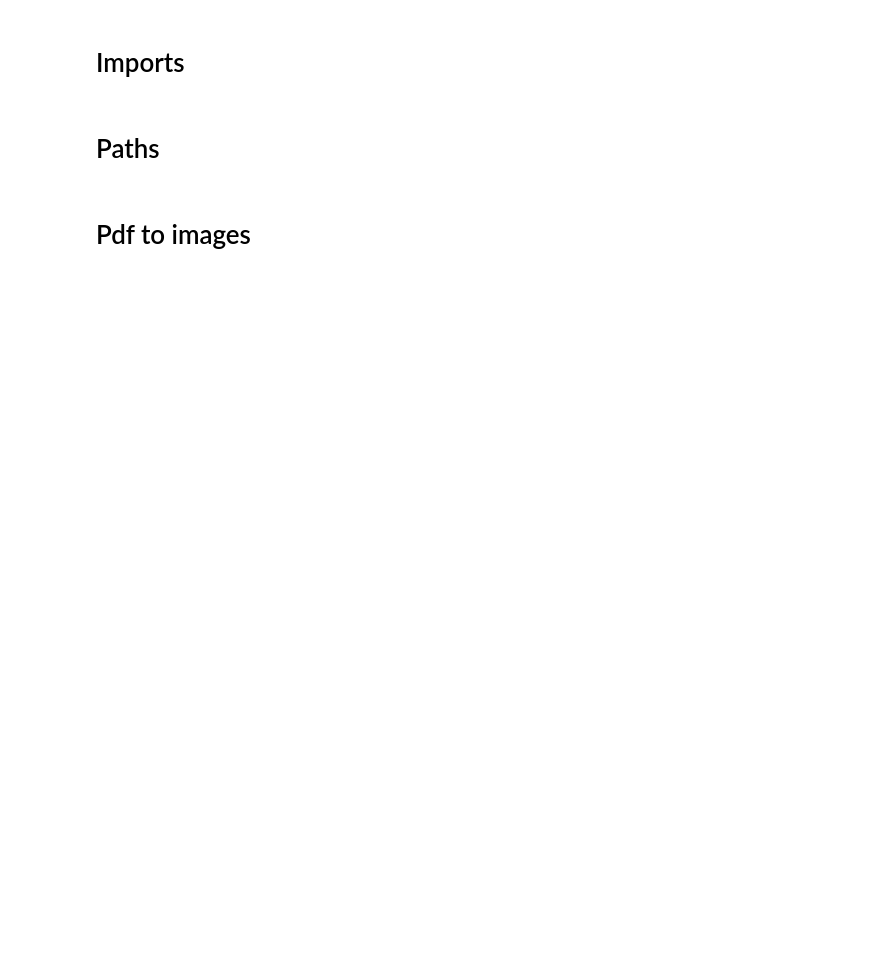
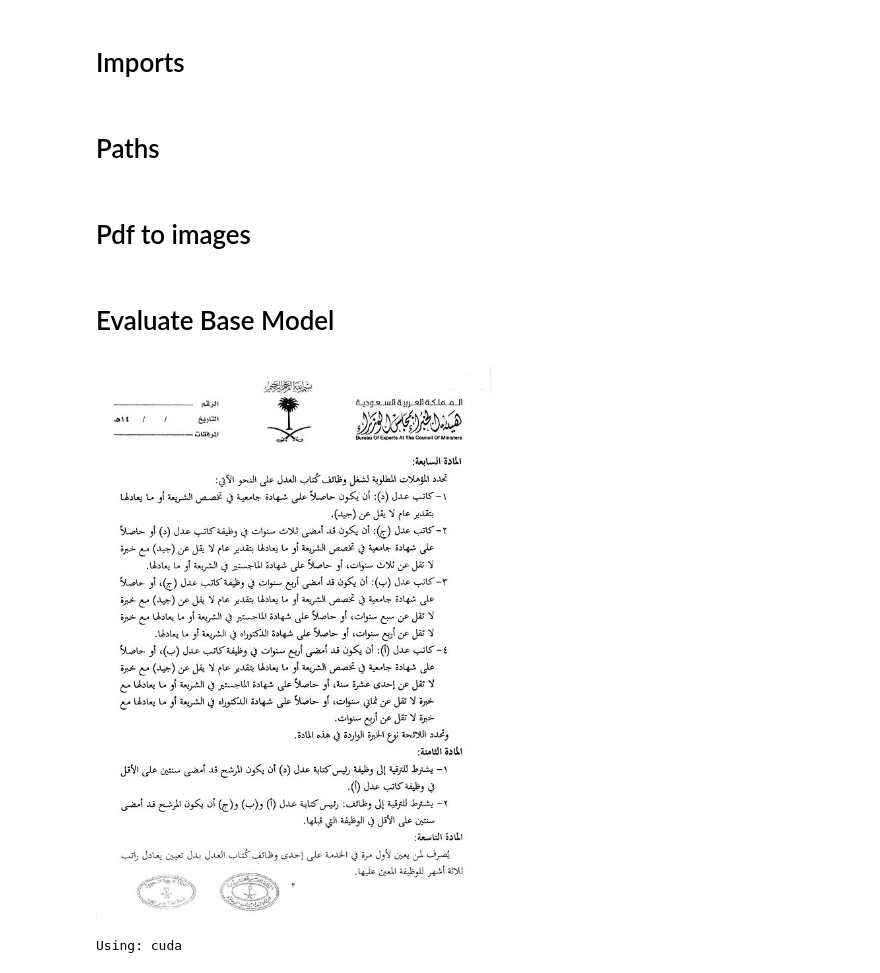
Before and after one commit to ahmed-m-abdelslam/Finetune-VLMs-for-Complex-Arabic-OCR, a Jupyter notebook: CodeBase.ipynb, the cells around one changed output. Cells and saved outputs as stored; diff of their text form; code cells hidden in the pictures; blank space fills up the shorter version.

```diff
--- a/CodeBase.ipynb
+++ b/CodeBase.ipynb
@@ -89,3 +73,35 @@ max_width = 600
 
 for pdf_file in tqdm(pdf_files):
     convert_pdf_to_images(pdf_file, output_dir , max_width)
+# %% [markdown]
+# Evaluate Base Model
+# %%
+from transformers import AutoProcessor, Gemma3ForConditionalGeneration
+from IPython.display import Image as IPImage ,display
+from PIL import Image
+import torch
+
+model_id = "google/gemma-3-4b-pt"
+
+sample_image_path = "Data/pdf_images/law_1/page_006.jpg"
+# %%
+display(IPImage(sample_image_path))
+# %% [output]
+[figure, added]
+# %%
+torch.backends.cuda.matmul.allow_tf32 = True
+
+device = "cuda" if torch.cuda.is_available() else "cpu"
+print("Using:", device)
+
+
+model = Gemma3ForConditionalGeneration.from_pretrained(
+    model_id,
+    torch_dtype=torch.float16,
+    device_map="auto",          # يوزع GPU/CPU
+    low_cpu_mem_usage=True
+).eval()
+
+processor = AutoProcessor.from_pretrained(model_id)
+# %% [output]
+Using: cuda
```
Also changed, not shown: parts of 5 cells of this notebook.
